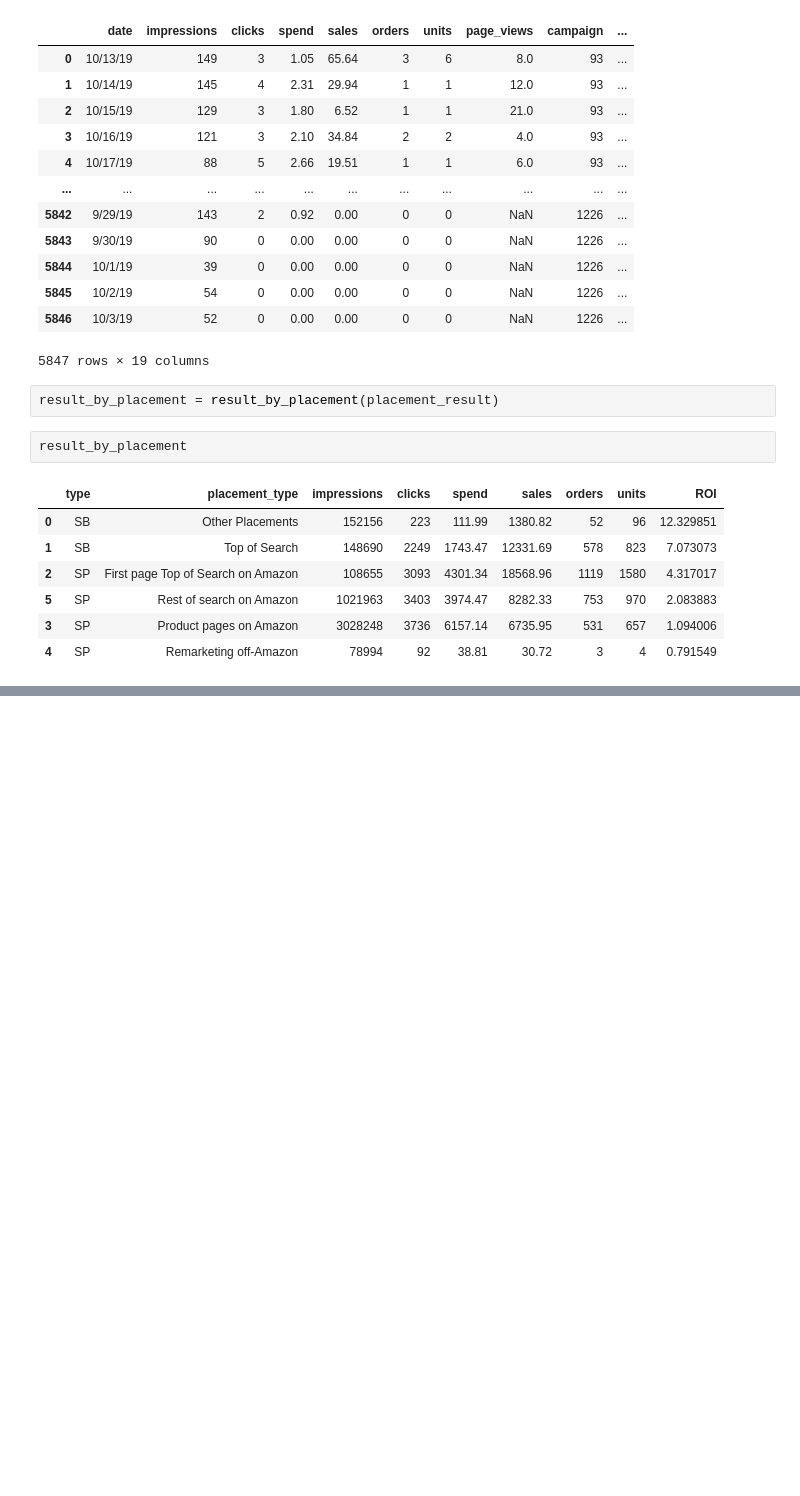
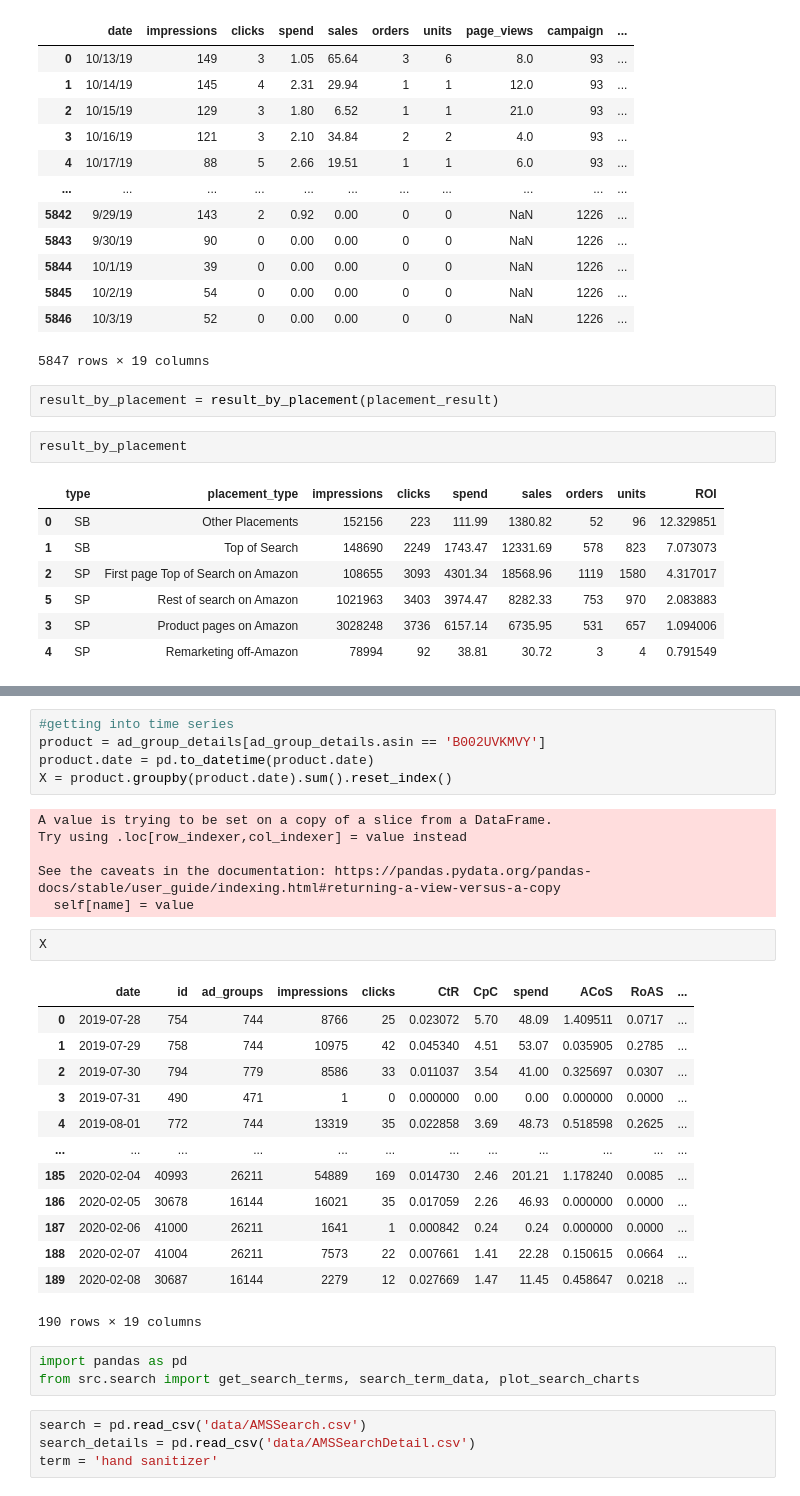
Before and after one commit to JuliaSokolova/amazon_-eCommerce_optimization, a Jupyter notebook: Untitled.ipynb, the cells around one changed output, grey strips where cells are left out. Drawn from its saved outputs; the diff is of its cells as text; blank space fills up the shorter version.

Commit message:
modify search term eda

```diff
--- a/Untitled.ipynb
+++ b/Untitled.ipynb
@@ -299,0 +357,34 @@ result_by_placement
+# %%
+#getting into time series
+product = ad_group_details[ad_group_details.asin == 'B002UVKMVY']
+product.date = pd.to_datetime(product.date)
+X = product.groupby(product.date).sum().reset_index()
+# %% [output]
+A value is trying to be set on a copy of a slice from a DataFrame.
+Try using .loc[row_indexer,col_indexer] = value instead
+
+See the caveats in the documentation: https://pandas.pydata.org/pandas-docs/stable/user_guide/indexing.html#returning-a-view-versus-a-copy
+  self[name] = value
+# %%
+X
+# %% [output]
+|  | date | id | ad_groups | impressions | clicks | CtR | CpC | spend | ACoS | RoAS | ... |
+| 0 | 2019-07-28 | 754 | 744 | 8766 | 25 | 0.023072 | 5.70 | 48.09 | 1.409511 | 0.0717 | ... |
+| 1 | 2019-07-29 | 758 | 744 | 10975 | 42 | 0.045340 | 4.51 | 53.07 | 0.035905 | 0.2785 | ... |
+| 2 | 2019-07-30 | 794 | 779 | 8586 | 33 | 0.011037 | 3.54 | 41.00 | 0.325697 | 0.0307 | ... |
+| 3 | 2019-07-31 | 490 | 471 | 1 | 0 | 0.000000 | 0.00 | 0.00 | 0.000000 | 0.0000 | ... |
+| 4 | 2019-08-01 | 772 | 744 | 13319 | 35 | 0.022858 | 3.69 | 48.73 | 0.518598 | 0.2625 | ... |
+| ... | ... | ... | ... | ... | ... | ... | ... | ... | ... | ... | ... |
+| 185 | 2020-02-04 | 40993 | 26211 | 54889 | 169 | 0.014730 | 2.46 | 201.21 | 1.178240 | 0.0085 | ... |
+| 186 | 2020-02-05 | 30678 | 16144 | 16021 | 35 | 0.017059 | 2.26 | 46.93 | 0.000000 | 0.0000 | ... |
+| 187 | 2020-02-06 | 41000 | 26211 | 1641 | 1 | 0.000842 | 0.24 | 0.24 | 0.000000 | 0.0000 | ... |
+| 188 | 2020-02-07 | 41004 | 26211 | 7573 | 22 | 0.007661 | 1.41 | 22.28 | 0.150615 | 0.0664 | ... |
+| 189 | 2020-02-08 | 30687 | 16144 | 2279 | 12 | 0.027669 | 1.47 | 11.45 | 0.458647 | 0.0218 | ... |
+190 rows × 19 columns
+# %%
+import pandas as pd
+from src.search import get_search_terms, search_term_data, plot_search_charts
+# %%
+search = pd.read_csv('data/AMSSearch.csv')
+search_details = pd.read_csv('data/AMSSearchDetail.csv')
+term = 'hand sanitizer'
```
Also changed, not shown: parts of 10 cells of this notebook, 3 other files.
